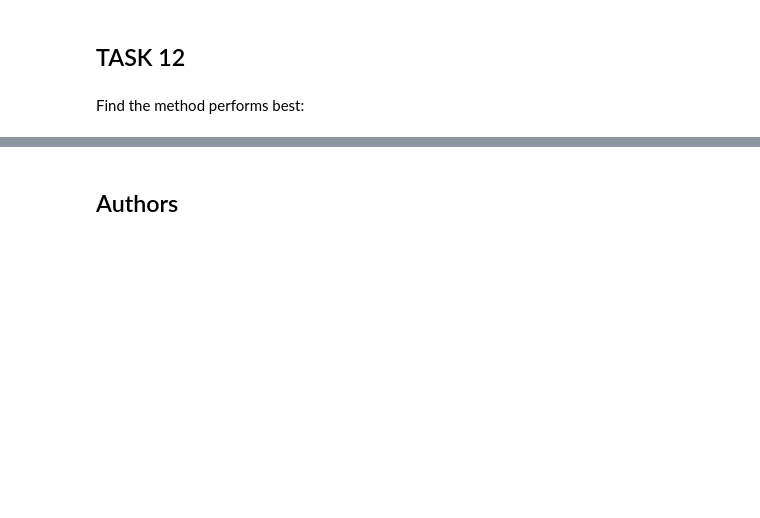
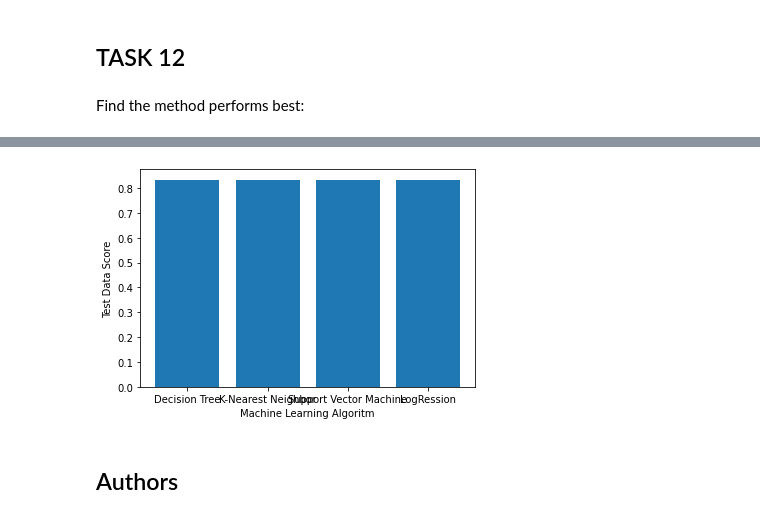
Before and after one commit to ColinR12/Coursera-Capstone-Project, a Jupyter notebook: Capstone Notebook: Week 4, Lab 1 (Predictive).ipynb, the cells around one changed output, grey strips where cells are left out. Drawn from its saved outputs; the diff is of its cells as text; code cells hidden in the pictures; blank space fills up the shorter version.

```diff
--- a/Capstone Notebook: Week 4, Lab 1 (Predictive).ipynb
+++ b/Capstone Notebook: Week 4, Lab 1 (Predictive).ipynb
@@ -205,7 +205,8 @@ accuracy : 0.8464285714285713
 # %% [markdown]
 Calculate the accuracy on the test data using the method <code>score</code>:
 # %%
-logreg_cv.score(X_test, Y_test)
+logreg_score = logreg_cv.score(X_test, Y_test)
+print(logreg_score)
 # %% [output]
 0.8333333333333334
 # %% [markdown]
@@ -255,7 +256,8 @@ accuracy : 0.8482142857142856
 # %% [markdown]
 Calculate the accuracy on the test data using the method <code>score</code>:
 # %%
-svm_cv.score(X_test, Y_test)
+svm_score = svm_cv.score(X_test, Y_test)
+print(svm_score)
 # %% [output]
 0.8333333333333334
 # %% [markdown]
@@ -301,5 +303,6 @@ accuracy : 0.8767857142857143
 # %% [markdown]
 Calculate the accuracy of tree_cv on the test data using the method <code>score</code>:
 # %%
-tree_cv.score(X_test, Y_test)
+tree_score = tree_cv.score(X_test, Y_test)
+print(tree_score)
 # %% [output]
@@ -334,7 +337,8 @@ GridSearchCV(cv=10, estimator=KNeighborsClassifier(),
 print("tuned hpyerparameters :(best parameters) ",knn_cv.best_params_)
 print("accuracy :",knn_cv.best_score_)
 
-knn_cv.score(X_test, Y_test)
+knn_score = knn_cv.score(X_test, Y_test)
+print(knn_score)
 # %% [output]
 tuned hpyerparameters :(best parameters)  {'algorithm': 'auto', 'n_neighbors': 10, 'p': 1}
 accuracy : 0.8482142857142858
@@ -368,3 +365,18 @@ Find the method performs best:
+# %%
+# Tree = 0.833  tree_cv.score(X_test, Y_test)
+# knn = 0.833   knn_cv.score(X_test, Y_test)
+# svm = 0.833  svm_cv.score(X_test, Y_test)
+# lr = 0.8333  logreg_cv.score(X_test, Y_test)
+
+data = [tree_score,knn_score,svm_score,logreg_score]
+labels = ['Decision Tree','K-Nearest Neighbor','Support Vector Machine','LogRession']
+plt.xticks(range(len(data)),labels)
+plt.xlabel('Machine Learning Algoritm')
+plt.ylabel('Test Data Score')
+plt.bar(range(len(data)),data)
+plt.show()
+# %% [output]
+[figure, added]
 # %% [markdown]
 ## Authors
 # %% [markdown]
```
Also changed, not shown: parts of 6 cells of this notebook.
